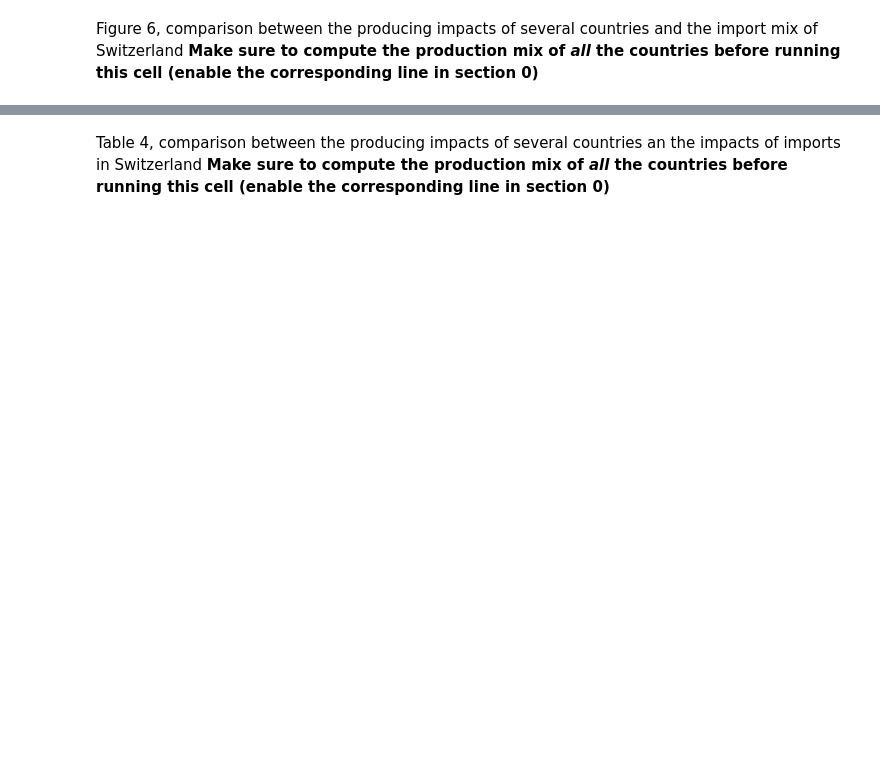
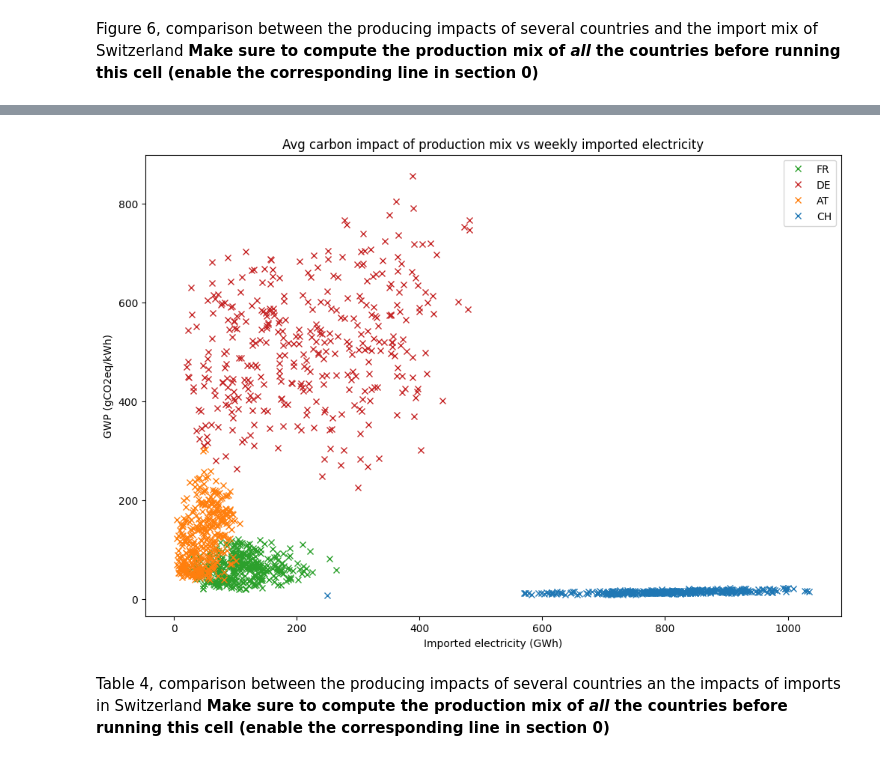
Before and after one commit to LESBAT-HEIG-VD/EcoDynElec, a Jupyter notebook: examples/swiss_mix_analysis.ipynb, the cells around one changed output, grey strips where cells are left out. Drawn from its saved outputs; the diff is of its cells as text; code cells hidden in the pictures; blank space fills up the shorter version.

Commit message:
Update swiss_mix_analysis example

```diff
--- a/examples/swiss_mix_analysis.ipynb
+++ b/examples/swiss_mix_analysis.ipynb
@@ -32,7 +32,7 @@ my_config.freq = "H"
 my_config.ctry = ['AT', 'CH', 'DE', 'FR', 'IT']
 my_config.target = ['CH']  # You can put multiple targets here
 # Enable this if you want to plot fig 6 (will impact the computation time - it took me 15min)
-#my_config.target = ['CH', 'AT', 'FR', 'DE']
+my_config.target = ['CH', 'AT', 'FR', 'DE']
 my_config.data_cleaning = True
 my_config.sg_imports = True
 my_config.path.generation = "./mix_analysis/downloads/generations/"
@@ -69,8 +74,8 @@ If the files for the years of interest have already been generated, they can be
 # %%
 from examples.mix_analysis.analysis_functions import load_data
 
-flows, prods, mixs, prod_impacts, impacts = load_data(my_config, years,
-                                                      savedir="../examples/mix_analysis/results_local_no_enr/")
+flows, prods, mixs, prod_impacts, impacts = load_data(my_config.target, my_config.freq, years,
+                                                      savedir="../examples/mix_analysis/results_local_all_enr/")
 # %% [markdown]
 ### 0.3 Pre-processing the data
 Here we reformat the data to make it easier to manipulate and plot
@@ -145,3 +82,17 @@ del raw_prods, raw_cons
+# %%
+from examples.mix_analysis.analysis_functions import concatenate_and_format_data
+
+# NOTE: Unless you use multiple targets (see section 0.), these dicts will contain only one element, corresponding to the target country
+raw_productions_by_src, raw_consumptions_by_src, electricity_prod_mixs, electricity_mixs, producing_electricity_impacts, electricity_impacts = concatenate_and_format_data(my_config.target, years, flows, prods, mixs, prod_impacts, impacts)
+
+# Extract the data for CH
+raw_production_by_src = raw_productions_by_src['CH']
+raw_consumption_by_src = raw_consumptions_by_src['CH']
+electricity_prod_mix = electricity_prod_mixs['CH']
+electricity_mix = electricity_mixs['CH']
+electricity_impact = electricity_impacts['CH']
+producing_electricity_impact = producing_electricity_impacts[
+    'CH']  # pd.DataFrame(producing_electricity_impacts)
 # %% [markdown]
 ### 0.4 Plots configuration
 
@@ -395,16 +392,18 @@ Figure 6, comparison between the producing impacts of several countries and the
 # %%
 fig, ax = plt.subplots(figsize=(12, 8))
 x = np.linspace(0, 1, 100)
 countries = ['FR', 'DE', 'AT', 'CH']
 for c in countries:
     #mx = electricity_mixs['CH']['df'][c].resample('M').mean()
-    mx = raw_consumptions_by_src['CH']['df'][c].resample('M').mean()
-    px = producing_electricity_impacts[c]['df']['sum'].resample('M').mean()
+    mx = raw_consumptions_by_src['CH']['df'][c].resample('W').sum().map(lambda x: x / 1000)
+    px = producing_electricity_impacts[c]['df']['sum'].resample('W').mean()
     plt.plot(mx, px, color=colormap[c], label=c, marker='x', linestyle='None')
-plt.title('GWP of production mix vs imported electricity - monthly avg')
+plt.title('Avg carbon impact of production mix vs weekly imported electricity')
 plt.xlabel('Imported electricity (GWh)')
 plt.ylabel('GWP (gCO2eq/kWh)')
 plt.legend();
+# %% [output]
+[figure, added]
 # %% [markdown]
 Table 4, comparison between the producing impacts of several countries an the impacts of imports in Switzerland
 **Make sure to compute the production mix of *all* the countries before running this cell (enable the corresponding line in section 0)**
```
Also changed, not shown: parts of 32 cells of this notebook, 1 other file.
